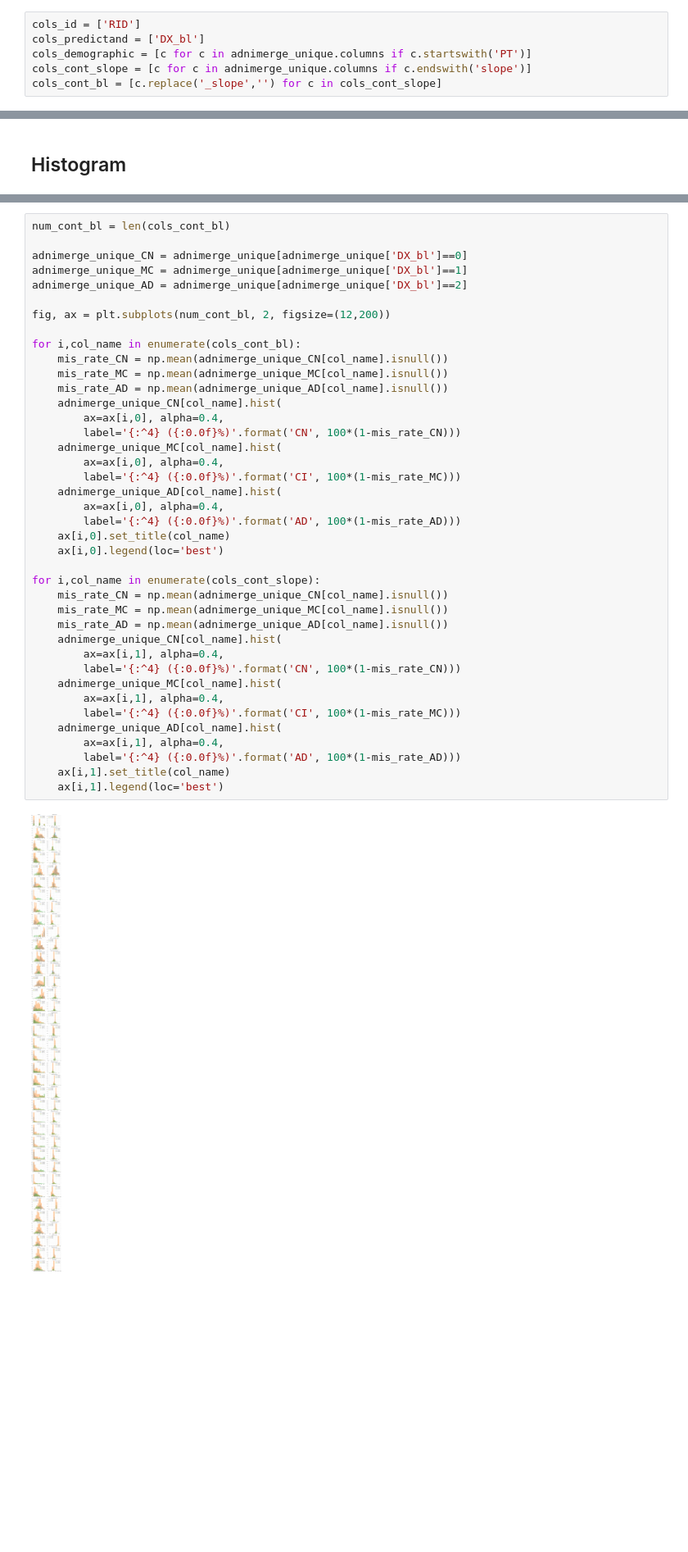
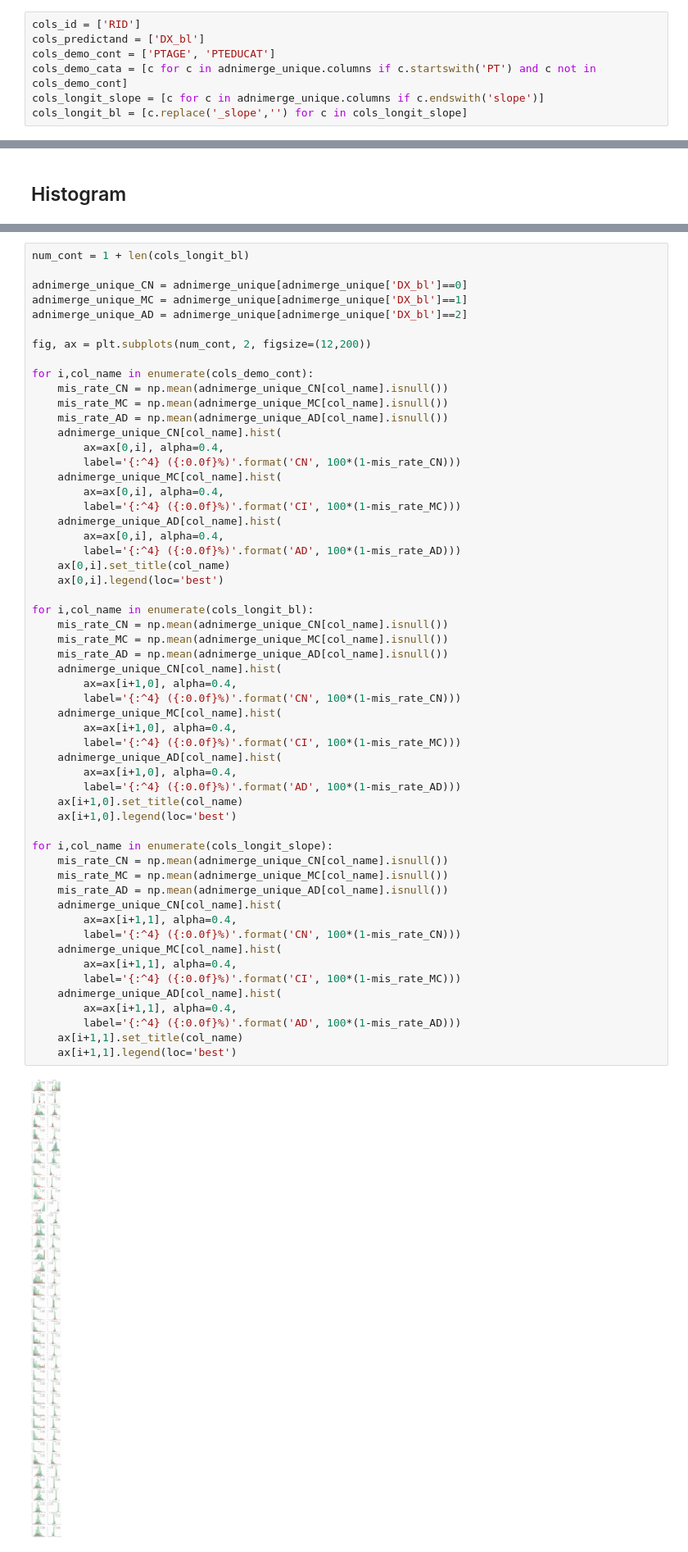
Before and after one commit to shuxiangru/AC209A_Alzheimers, a Jupyter notebook: notebooks/EDA and Data Preprocessing.ipynb, the cells around one changed output, grey strips where cells are left out. Shown at 82% size. Saved outputs shown, nothing was run; the diff lists cells and outputs as text; blank space fills up the shorter version.

```diff
--- a/notebooks/EDA and Data Preprocessing.ipynb
+++ b/notebooks/EDA and Data Preprocessing.ipynb
@@ -28,9 +28,10 @@ adnimerge_unique.head()
 # %%
 cols_id = ['RID']
 cols_predictand = ['DX_bl']
-cols_demographic = [c for c in adnimerge_unique.columns if c.startswith('PT')]
-cols_cont_slope = [c for c in adnimerge_unique.columns if c.endswith('slope')]
-cols_cont_bl = [c.replace('_slope','') for c in cols_cont_slope]
+cols_demo_cont = ['PTAGE', 'PTEDUCAT']
+cols_demo_cata = [c for c in adnimerge_unique.columns if c.startswith('PT') and c not in cols_demo_cont]
+cols_longit_slope = [c for c in adnimerge_unique.columns if c.endswith('slope')]
+cols_longit_bl = [c.replace('_slope','') for c in cols_longit_slope]
 # %%
 # Number of patients in each category
 num_all = adnimerge_unique.shape[0]
@@ -64,47 +65,63 @@ Here are some noteworthy findings:
 
 Note: The percentage value in the legend indicates the percentage of data that is not missing in each category
 # %%
-num_cont_bl = len(cols_cont_bl)
+num_cont = 1 + len(cols_longit_bl)
 
 adnimerge_unique_CN = adnimerge_unique[adnimerge_unique['DX_bl']==0]
 adnimerge_unique_MC = adnimerge_unique[adnimerge_unique['DX_bl']==1]
 adnimerge_unique_AD = adnimerge_unique[adnimerge_unique['DX_bl']==2]
 
-fig, ax = plt.subplots(num_cont_bl, 2, figsize=(12,200))
+fig, ax = plt.subplots(num_cont, 2, figsize=(12,200))
 
-for i,col_name in enumerate(cols_cont_bl):
+for i,col_name in enumerate(cols_demo_cont):
     mis_rate_CN = np.mean(adnimerge_unique_CN[col_name].isnull())
     mis_rate_MC = np.mean(adnimerge_unique_MC[col_name].isnull())
     mis_rate_AD = np.mean(adnimerge_unique_AD[col_name].isnull())
     adnimerge_unique_CN[col_name].hist(
-        ax=ax[i,0], alpha=0.4,
+        ax=ax[0,i], alpha=0.4,
         label='{:^4} ({:0.0f}%)'.format('CN', 100*(1-mis_rate_CN)))
     adnimerge_unique_MC[col_name].hist(
-        ax=ax[i,0], alpha=0.4,
+        ax=ax[0,i], alpha=0.4,
         label='{:^4} ({:0.0f}%)'.format('CI', 100*(1-mis_rate_MC)))
     adnimerge_unique_AD[col_name].hist(
-        ax=ax[i,0], alpha=0.4,
+        ax=ax[0,i], alpha=0.4,
         label='{:^4} ({:0.0f}%)'.format('AD', 100*(1-mis_rate_AD)))
-    ax[i,0].set_title(col_name)
-    ax[i,0].legend(loc='best')
+    ax[0,i].set_title(col_name)
+    ax[0,i].legend(loc='best')
 
-for i,col_name in enumerate(cols_cont_slope):
+for i,col_name in enumerate(cols_longit_bl):
     mis_rate_CN = np.mean(adnimerge_unique_CN[col_name].isnull())
     mis_rate_MC = np.mean(adnimerge_unique_MC[col_name].isnull())
     mis_rate_AD = np.mean(adnimerge_unique_AD[col_name].isnull())
     adnimerge_unique_CN[col_name].hist(
-        ax=ax[i,1], alpha=0.4,
+        ax=ax[i+1,0], alpha=0.4,
         label='{:^4} ({:0.0f}%)'.format('CN', 100*(1-mis_rate_CN)))
     adnimerge_unique_MC[col_name].hist(
-        ax=ax[i,1], alpha=0.4,
+        ax=ax[i+1,0], alpha=0.4,
         label='{:^4} ({:0.0f}%)'.format('CI', 100*(1-mis_rate_MC)))
     adnimerge_unique_AD[col_name].hist(
-        ax=ax[i,1], alpha=0.4,
+        ax=ax[i+1,0], alpha=0.4,
         label='{:^4} ({:0.0f}%)'.format('AD', 100*(1-mis_rate_AD)))
-    ax[i,1].set_title(col_name)
-    ax[i,1].legend(loc='best')
+    ax[i+1,0].set_title(col_name)
+    ax[i+1,0].legend(loc='best')
+
+for i,col_name in enumerate(cols_longit_slope):
+    mis_rate_CN = np.mean(adnimerge_unique_CN[col_name].isnull())
+    mis_rate_MC = np.mean(adnimerge_unique_MC[col_name].isnull())
+    mis_rate_AD = np.mean(adnimerge_unique_AD[col_name].isnull())
+    adnimerge_unique_CN[col_name].hist(
+        ax=ax[i+1,1], alpha=0.4,
+        label='{:^4} ({:0.0f}%)'.format('CN', 100*(1-mis_rate_CN)))
+    adnimerge_unique_MC[col_name].hist(
+        ax=ax[i+1,1], alpha=0.4,
+        label='{:^4} ({:0.0f}%)'.format('CI', 100*(1-mis_rate_MC)))
+    adnimerge_unique_AD[col_name].hist(
+        ax=ax[i+1,1], alpha=0.4,
+        label='{:^4} ({:0.0f}%)'.format('AD', 100*(1-mis_rate_AD)))
+    ax[i+1,1].set_title(col_name)
+    ax[i+1,1].legend(loc='best')
 # %% [output]
-[figure, old version]
+[figure, new version]
 # %% [markdown]
 ## Correlation Heatmap
 # %% [markdown]
```
Also changed, not shown: parts of 9 cells of this notebook, 7 other files.
